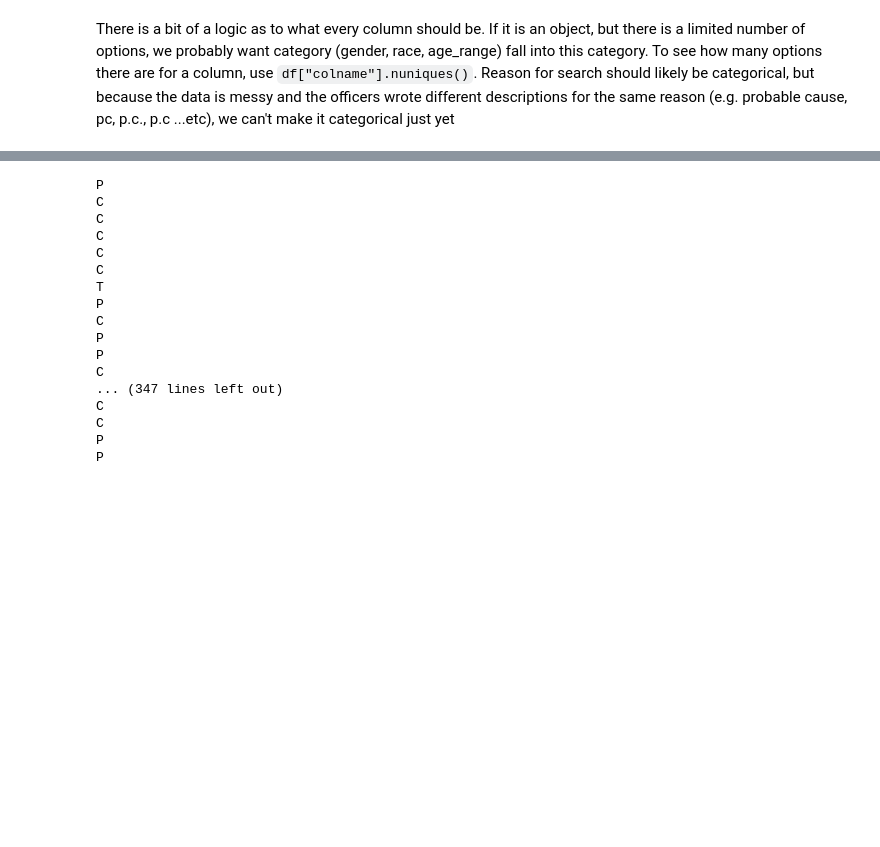
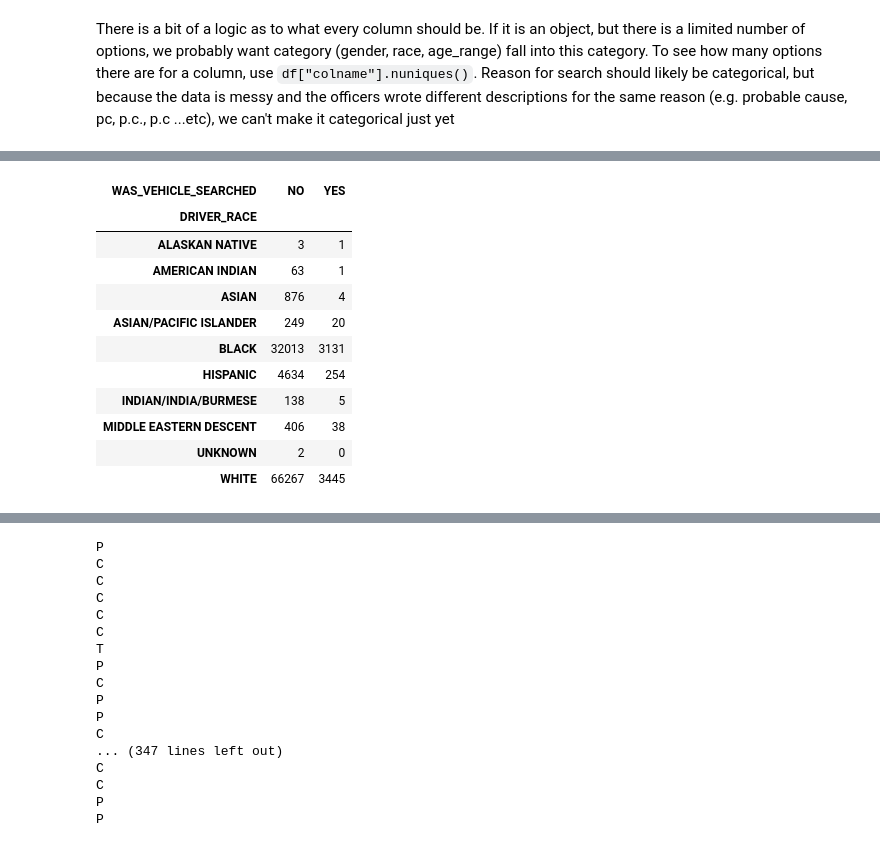
Before and after one commit to rbracco/louisville_data, a Jupyter notebook: nbs/Louisville Police Stops.ipynb, the cells around one changed output, grey strips where cells are left out. Drawn from its saved outputs; the diff is of its cells as text; code cells hidden in the pictures; blank space fills up the shorter version.

Commit message:
Add crosstables and more functionality

```diff
--- a/nbs/Louisville Police Stops.ipynb
+++ b/nbs/Louisville Police Stops.ipynb
@@ -291,0 +293,7 @@ cat_list = []
+# %%
+# the following should be categories, so we make a list and then iterate over it making each one of
+# those columns a category with the `.astype()` function we used above
+cat_list = ["TYPE_OF_STOP", "ACTIVITY_RESULTS", "OFFICER_GENDER", "OFFICER_RACE", "OFFICER_AGE_RANGE",
+           "ACTIVITY_DIVISION, ACTIVITY_BEAT", "DRIVER_GENDER", "DRIVER_RACE", "DRIVER_AGE_RANGE"]
+for cat in cat_list:
+    df[cat] = df[cat].astype('category')
@@ -291,0 +304,15 @@ cat_list = []
+# %%
+new_names = {
+    'ACTIVITY RESULTS':'ACTIVITY_RESULTS',
+    'NUMBER OF PASSENGERS':'NUMBER_OF_PASSENGERS',
+    'WAS_VEHCILE_SEARCHED':'WAS_VEHICLE_SEARCHED',
+}
+# %%
+df.rename(columns=new_names, inplace=True)
+# %%
+# now that code that caused an error earlier should work, let's see. We don't need to define cat_list
+# again but I'll do it just to make things clearer
+cat_list = ["TYPE_OF_STOP", "ACTIVITY_RESULTS", "OFFICER_GENDER", "OFFICER_RACE", "OFFICER_AGE_RANGE",
+           "ACTIVITY_DIVISION", "ACTIVITY_BEAT", "DRIVER_GENDER", "DRIVER_RACE", "DRIVER_AGE_RANGE"]
+for cat in cat_list:
+    df[cat] = df[cat].astype('category')
@@ -291,0 +348,15 @@ cat_list = []
+# %%
+pd.crosstab(df['DRIVER_RACE'], df['WAS_VEHICLE_SEARCHED'])
+# %% [output]
+| WAS_VEHICLE_SEARCHED | NO | YES |
+| DRIVER_RACE |  |  |
+| ALASKAN NATIVE | 3 | 1 |
+| AMERICAN INDIAN | 63 | 1 |
+| ASIAN | 876 | 4 |
+| ASIAN/PACIFIC ISLANDER | 249 | 20 |
+| BLACK | 32013 | 3131 |
+| HISPANIC | 4634 | 254 |
+| INDIAN/INDIA/BURMESE | 138 | 5 |
+| MIDDLE EASTERN DESCENT | 406 | 38 |
+| UNKNOWN | 2 | 0 |
+| WHITE | 66267 | 3445 |
```
Also changed, not shown: parts of 13 cells of this notebook, 1 other file.
